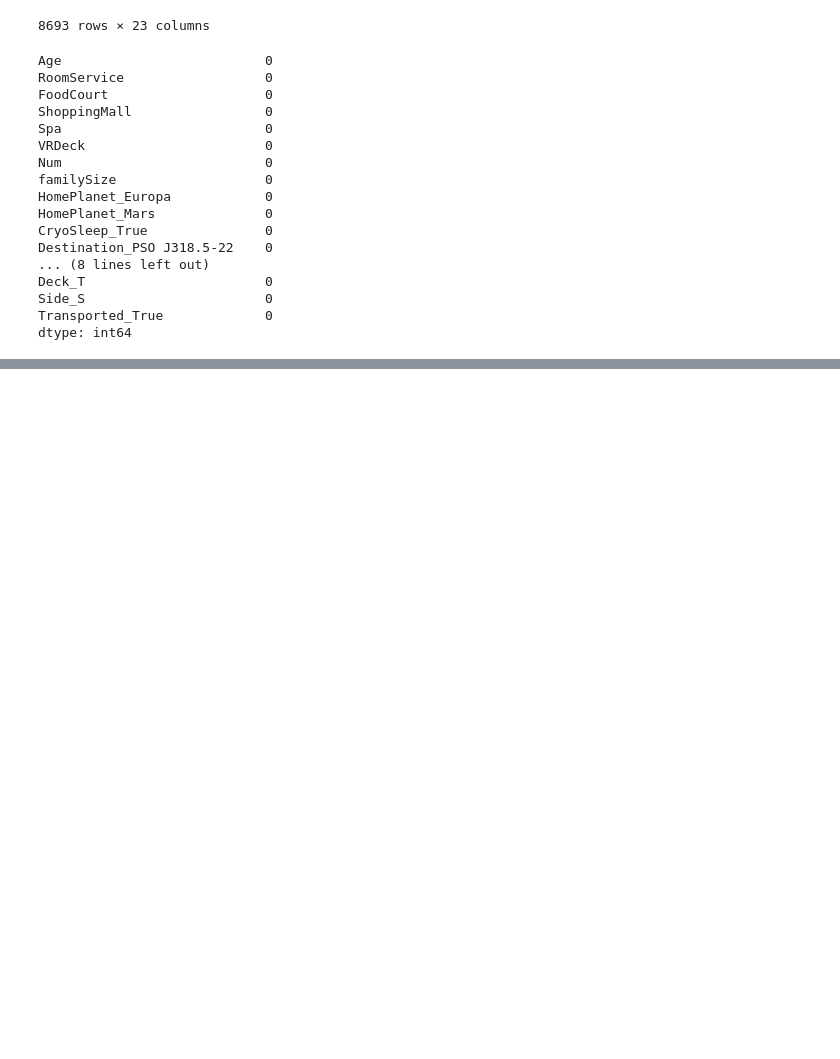
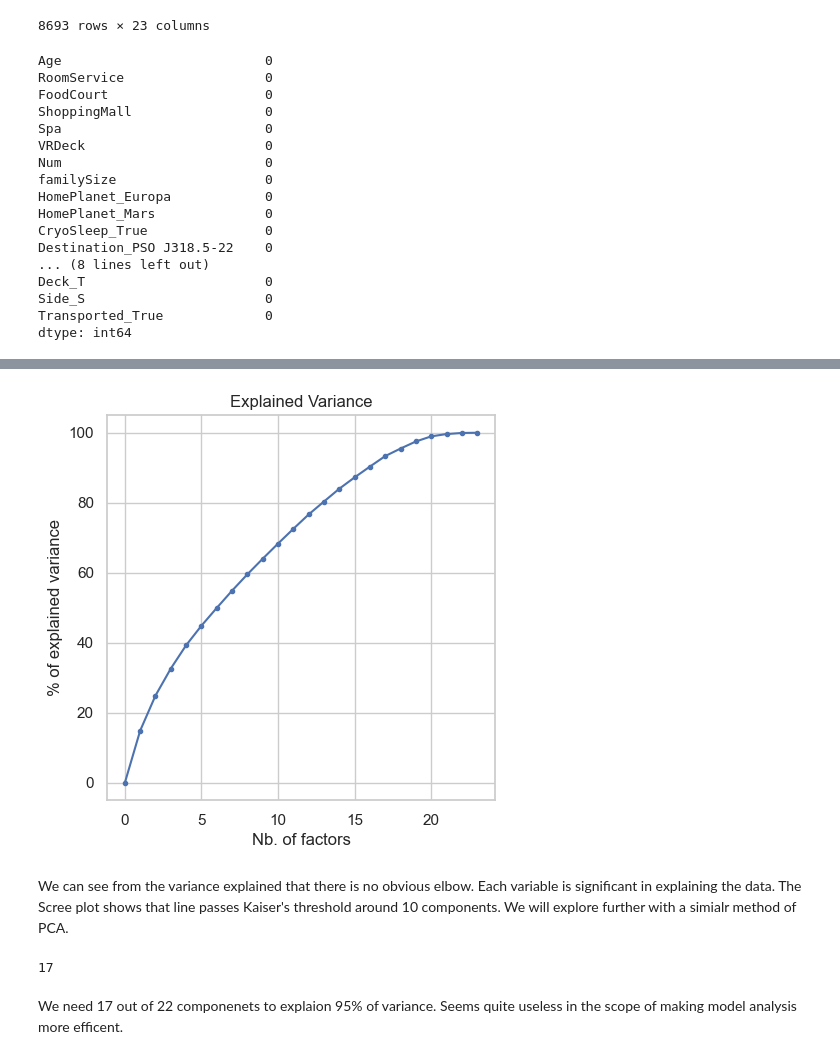
Before and after one commit to Fulin-ZHANG/Python_Group_Project, a Jupyter notebook: spaceship-titanic/Spaceship_Titanic_Passenger_classification.ipynb, the cells around one changed output, grey strips where cells are left out. Drawn from its saved outputs; the diff is of its cells as text; code cells hidden in the pictures; blank space fills up the shorter version.

```diff
--- a/spaceship-titanic/Spaceship_Titanic_Passenger_classification.ipynb
+++ b/spaceship-titanic/Spaceship_Titanic_Passenger_classification.ipynb
@@ -874,0 +1011,24 @@ print(f"Best kernel: {best_kernel}")
+# %%
+# print explained variance plot
+
+fig, ax = plt.subplots(figsize=(5, 5))
+ax.plot(range(0, p + 1), np.append(0, acp.eig_[2]), ".-")
+ax.set_xlabel("Nb. of factors")
+ax.set_ylabel("% of explained variance")
+plt.title("Explained Variance")
+
+plt.show()
+# %% [output]
+[figure, added]
+# %% [markdown]
+We can see from the variance explained that there is no obvious elbow. Each variable is significant in explaining the data. The Scree plot shows that line passes Kaiser's threshold around 10 components. We will explore further with a simialr method of PCA.
+# %%
+## Check how many compenents are need for 95% of variance explained
+
+abc = PCA(n_components=0.95)
+abc.fit(D)
+abc.n_components_
+# %% [output]
+17
+# %% [markdown]
+We need 17 out of 22 componenets to explaion 95% of variance. Seems quite useless in the scope of making model analysis more efficent.
```
Also changed, not shown: parts of 17 cells of this notebook.
